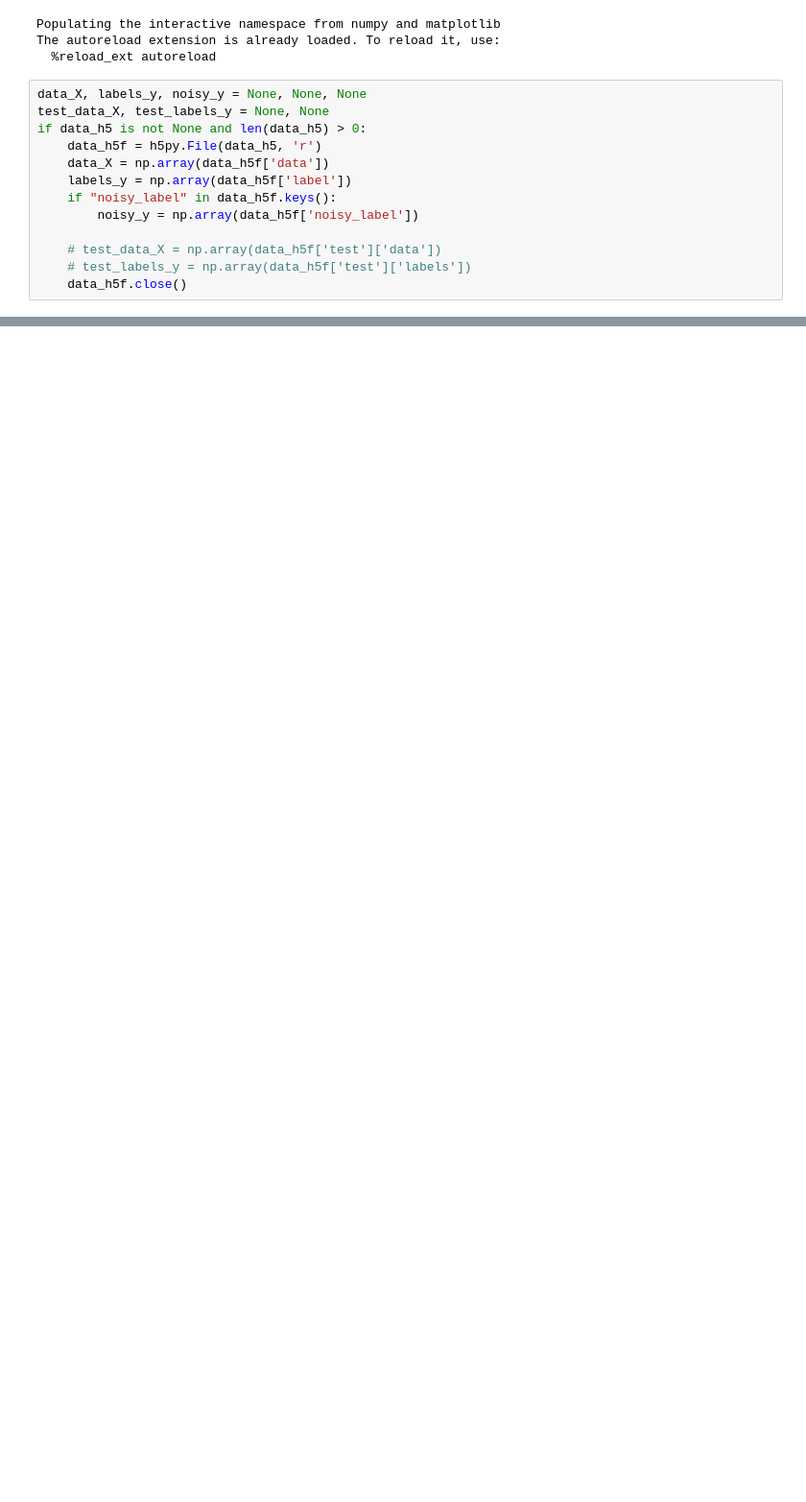
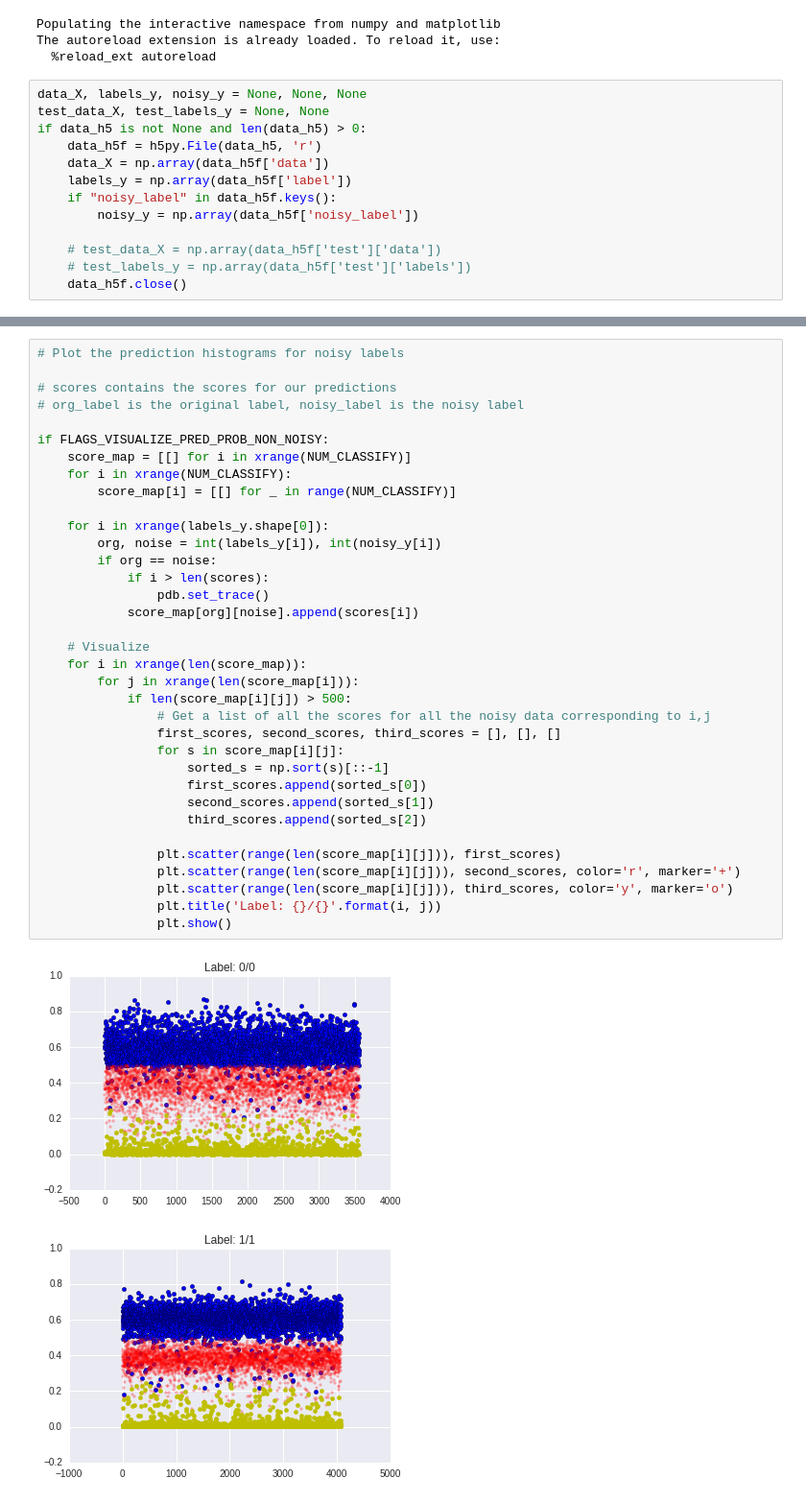
Before and after one commit to mohitsharma0690/mnist-experiment, a Jupyter notebook: code/plot_beta_predictions.ipynb, the cells around one changed output, grey strips where cells are left out. Shown at 96% size. Drawn from its saved outputs; the diff is of its cells as text; blank space fills up the shorter version.

```diff
--- a/code/plot_beta_predictions.ipynb
+++ b/code/plot_beta_predictions.ipynb
@@ -103,0 +198,38 @@ if FLAGS_VISUALIZE_BETA:
+# %%
+# Plot the prediction histograms for noisy labels
+
+# scores contains the scores for our predictions
+# org_label is the original label, noisy_label is the noisy label
+
+if FLAGS_VISUALIZE_PRED_PROB_NON_NOISY:
+    score_map = [[] for i in xrange(NUM_CLASSIFY)]
+    for i in xrange(NUM_CLASSIFY):
+        score_map[i] = [[] for _ in range(NUM_CLASSIFY)]
+
+    for i in xrange(labels_y.shape[0]):
+        org, noise = int(labels_y[i]), int(noisy_y[i])
+        if org == noise:
+            if i > len(scores):
+                pdb.set_trace()
+            score_map[org][noise].append(scores[i])
+
+    # Visualize
+    for i in xrange(len(score_map)):
+        for j in xrange(len(score_map[i])):
+            if len(score_map[i][j]) > 500:
+                # Get a list of all the scores for all the noisy data corresponding to i,j
+                first_scores, second_scores, third_scores = [], [], []
+                for s in score_map[i][j]:
+                    sorted_s = np.sort(s)[::-1]
+                    first_scores.append(sorted_s[0])
+                    second_scores.append(sorted_s[1])
+                    third_scores.append(sorted_s[2])
+
+                plt.scatter(range(len(score_map[i][j])), first_scores)
+                plt.scatter(range(len(score_map[i][j])), second_scores, color='r', marker='+')
+                plt.scatter(range(len(score_map[i][j])), third_scores, color='y', marker='o')
+                plt.title('Label: {}/{}'.format(i, j))
+                plt.show()
+# %% [output]
+[figure, added]
+[figure, added]
```
Also changed, not shown: parts of 5 cells of this notebook.
